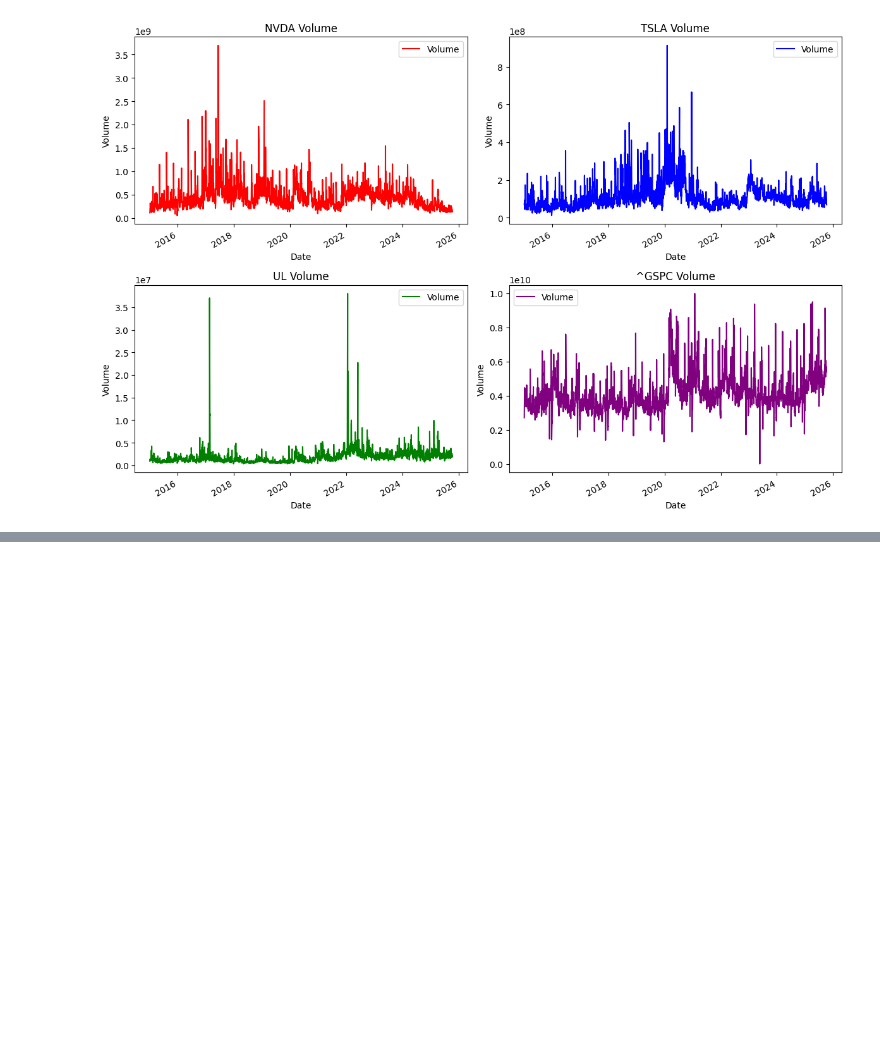
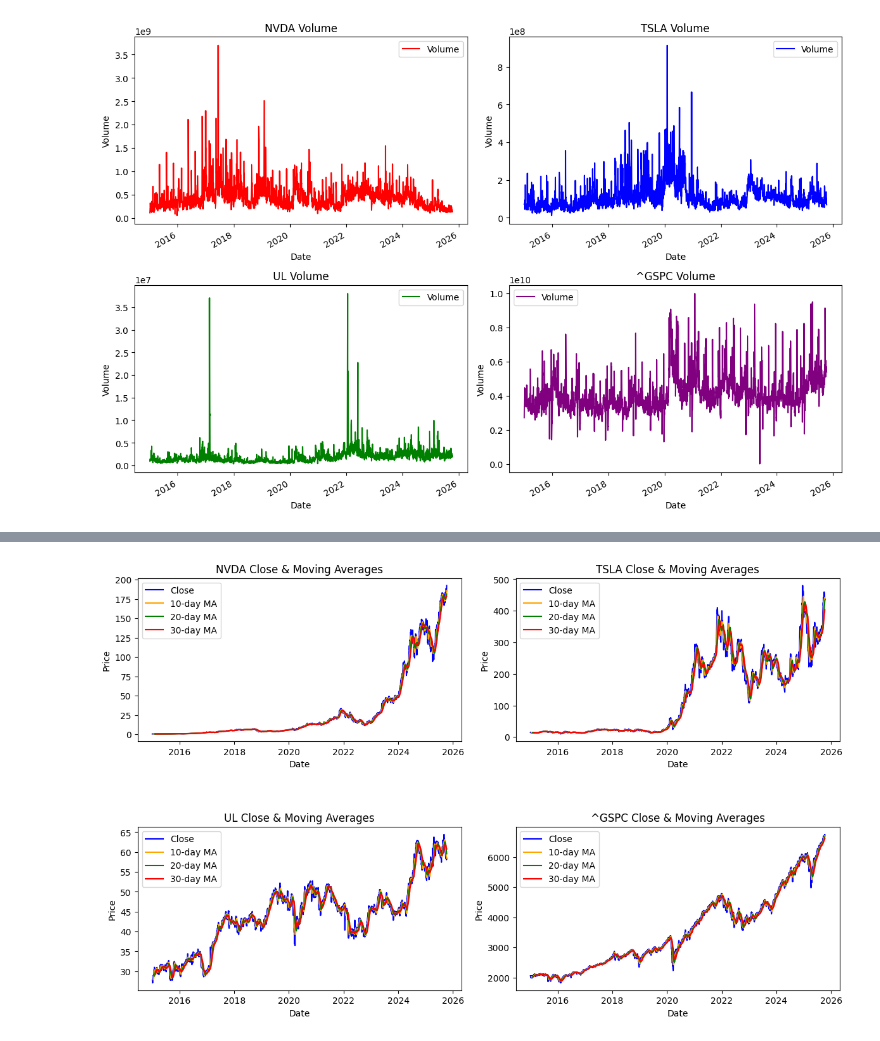
Before and after one commit to hjmoore67/AI-Coursework-Uni, a Jupyter notebook: uni-ai-coursework.ipynb, the cells around one changed output, grey strips where cells are left out. Cells and saved outputs as stored; diff of their text form; code cells hidden in the pictures; blank space fills up the shorter version.

```diff
--- a/uni-ai-coursework.ipynb
+++ b/uni-ai-coursework.ipynb
@@ -326,0 +345,31 @@ plt.tight_layout()
+# %%
+
+plt.figure(figsize=(12, 8))
+plt.subplots_adjust(top=1.25, bottom=1.2)
+
+for i, ticker in enumerate(tickers, 1):
+    plt.subplot(2, 2, i)
+    data = combined_df[combined_df["Ticker"] == ticker].copy()
+    data = data.sort_values("Date")  # Ensure chronological order
+
+    # Calculate moving averages
+    data["MA10"] = data["Close"].rolling(window=10).mean()
+    data["MA20"] = data["Close"].rolling(window=20).mean()
+    data["MA30"] = data["Close"].rolling(window=30).mean()
+
+    # Plot Close price
+    plt.plot(data["Date"], data["Close"], label="Close", color="blue")
+    # Plot moving averages
+    plt.plot(data["Date"], data["MA10"], label="10-day MA", color="orange")
+    plt.plot(data["Date"], data["MA20"], label="20-day MA", color="green")
+    plt.plot(data["Date"], data["MA30"], label="30-day MA", color="red")
+
+    plt.title(f"{ticker} Close & Moving Averages")
+    plt.xlabel("Date")
+    plt.ylabel("Price")
+    plt.legend()
+
+plt.tight_layout()
+plt.show()
+# %% [output]
+[figure, added]
```
Also changed, not shown: parts of 8 cells of this notebook.
